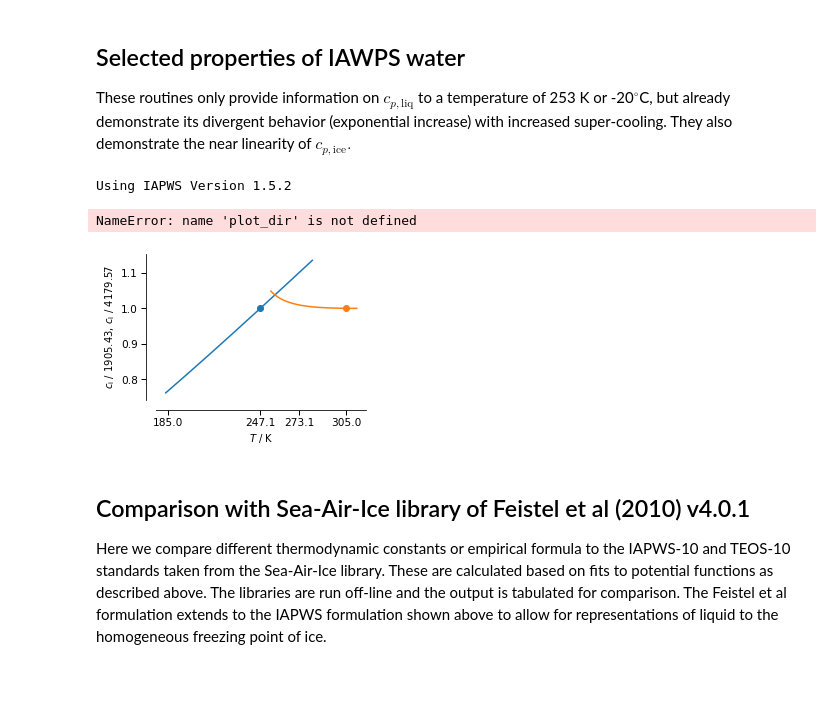
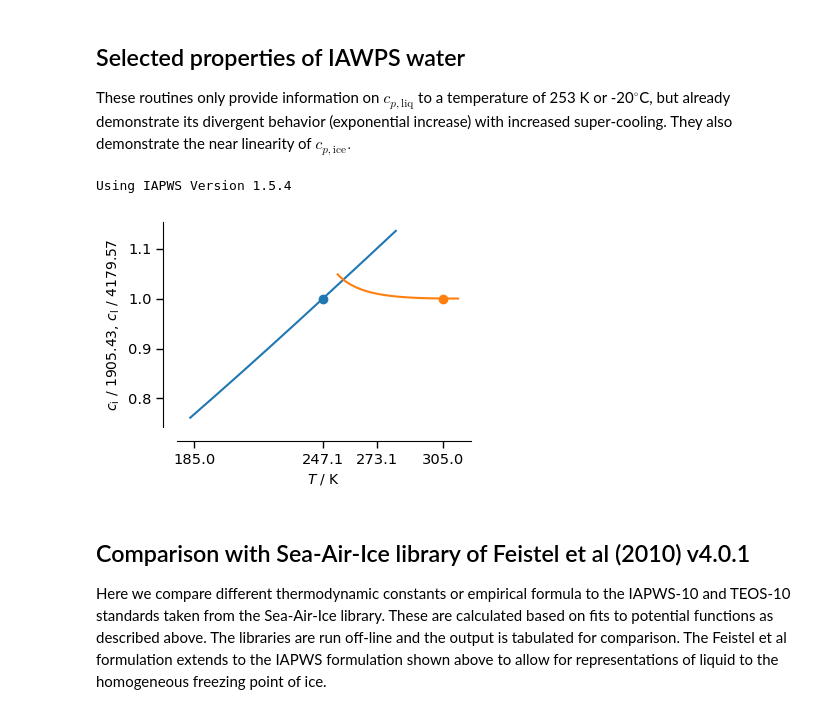
Before and after one commit to mpimet/moist_thermodynamics, a Jupyter notebook: examples/saturation-water-vapor.ipynb, the cells around one changed output. Saved outputs shown, nothing was run; the diff lists cells and outputs as text; code cells hidden in the pictures; blank space fills up the shorter version.

```diff
--- a/examples/saturation-water-vapor.ipynb
+++ b/examples/saturation-water-vapor.ipynb
@@ -326,37 +322,36 @@ ci_iapws = np.full(len(T), np.nan)
 cl_iapws = np.full(len(T), np.nan)
 for i, Tx in enumerate(T):
     if Tx < 283:
         ci_iapws[i] = iapws._iapws._Ice(Tx, 0.1)["cp"] * 1000 / ci
     if Tx > 253.15:
         cl_iapws[i] = iapws._iapws._Liquid(Tx, 0.1)["cp"] * 1000 / cl
 
 fig = plt.figure(figsize=(4, 3))
 
 ax1 = plt.subplot(1, 1, 1)
 ax1.set_xlabel("$T$ / K")
-ax1.set_ylabel("$c_\mathrm{i}$ / %5.2f, $c_\mathrm{l}$ / %5.2f" % (ci, cl))
+ax1.set_ylabel(r"$c_\mathrm{i}$ / %5.2f, $c_\mathrm{l}$ / %5.2f" % (ci, cl))
 ax1.set_xticks([185, 247.07, 273.15, 305.00])
 plt.scatter([247.065], [1.0])
 plt.scatter([305.000], [1.0])
 plt.plot(T, ci_iapws)
 plt.plot(T, cl_iapws)
 
 sns.set_context("paper", font_scale=1.2)
 sns.despine(offset=10)
 
 plt.tight_layout()
 fig.savefig(plot_dir + "cp-Tdependance.pdf")
 
 TK = np.arange(273.15, 315.15, 0.01)
 es_iapws = np.zeros(len(TK))
 for i, x in enumerate(TK):
     es_iapws[i] = (
         iapws.iapws97._PSat_T(x) * 1.0e6
     )  # Temperature, [K]; Returns:Pressure, [MPa]
 # %% [output]
-Using IAPWS Version 1.5.2
+Using IAPWS Version 1.5.4
-NameError: name 'plot_dir' is not defined
-[figure, old version]
+[figure, new version]
 # %% [markdown]
 ## Comparison with Sea-Air-Ice library of Feistel et al (2010) v4.0.1
 
```
Also changed, not shown: parts of 14 cells of this notebook.
